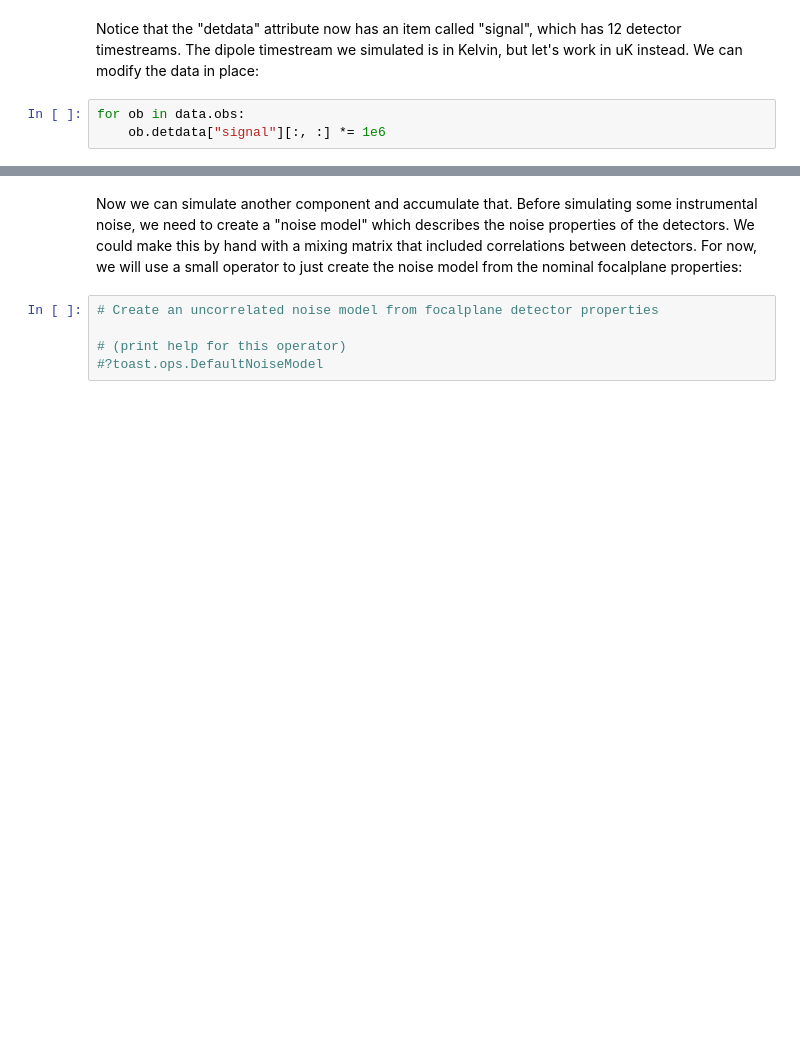
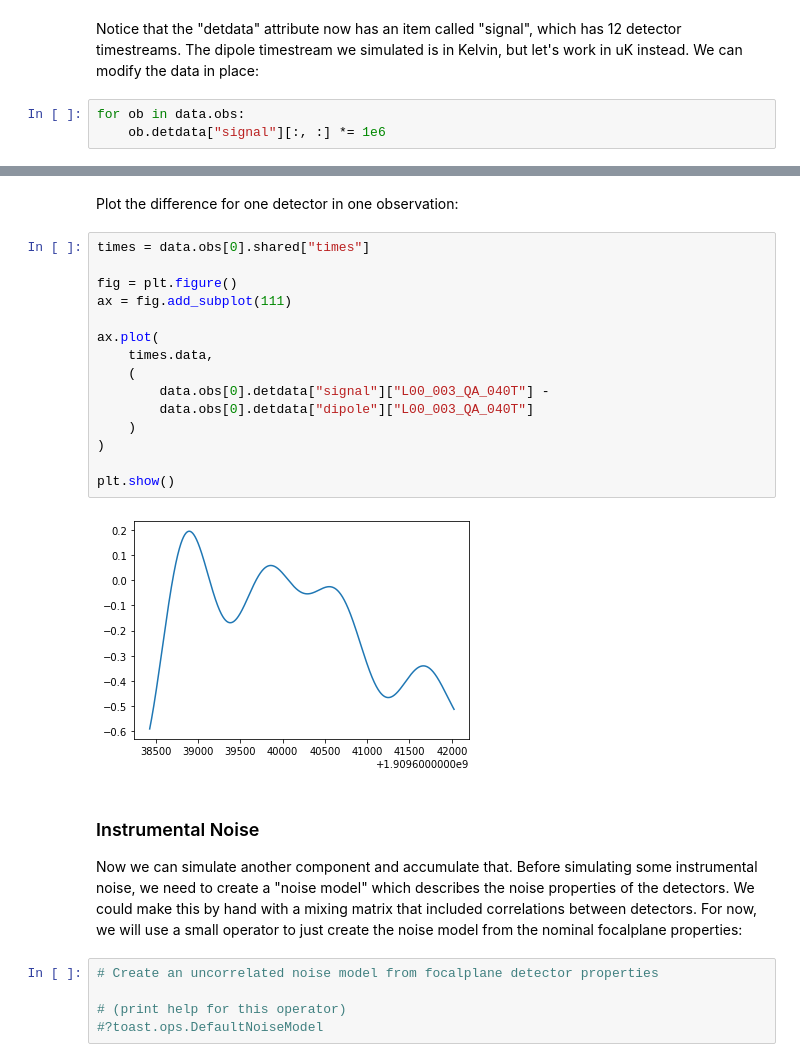
Before and after one commit to hpc4cmb/litebirdtask, a Jupyter notebook: examples/introduction.ipynb, the cells around one changed output, grey strips where cells are left out. Cells and saved outputs as stored; diff of their text form; blank space fills up the shorter version.

```diff
--- a/examples/introduction.ipynb
+++ b/examples/introduction.ipynb
@@ -169,4 +312,25 @@ for ob in data.obs:
+# %% [markdown]
+Plot the difference for one detector in one observation:
+# %%
+times = data.obs[0].shared["times"]
+
+fig = plt.figure()
+ax = fig.add_subplot(111)
+
+ax.plot(
+    times.data,
+    (
+        data.obs[0].detdata["signal"]["L00_003_QA_040T"] -
+        data.obs[0].detdata["dipole"]["L00_003_QA_040T"]
+    )
+)
+
+plt.show()
+# %% [output]
+[figure, added]
 # %% [markdown]
+### Instrumental Noise
+
 Now we can simulate another component and accumulate that.  Before simulating some instrumental noise, we need to create a "noise model" which describes the noise properties of the detectors.  We could make this by hand with a mixing matrix that included correlations between detectors.  For now, we will use a small operator to just create the noise model from the nominal focalplane properties:
 # %%
 # Create an uncorrelated noise model from focalplane detector properties
```
Also changed, not shown: parts of 31 cells of this notebook, 1 other file.
